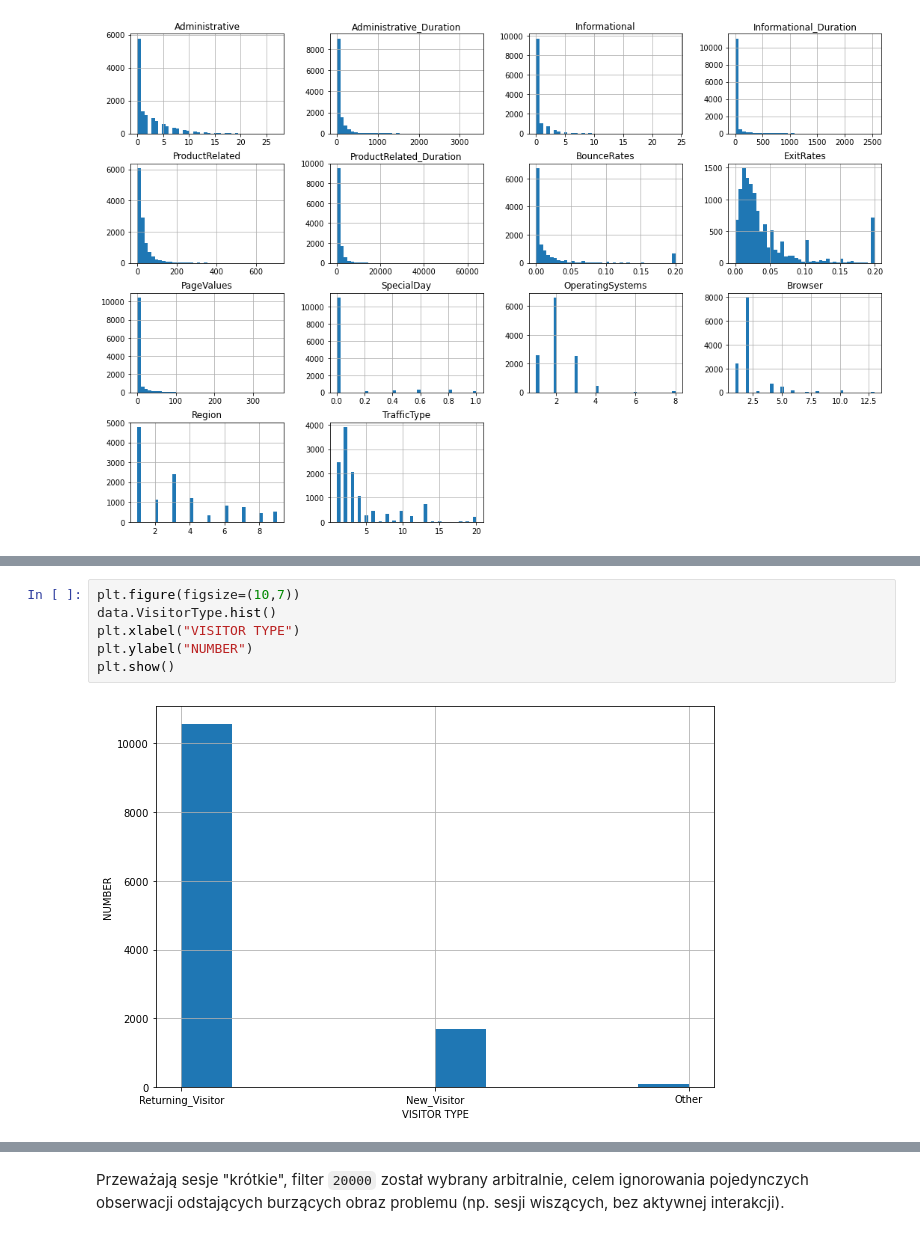
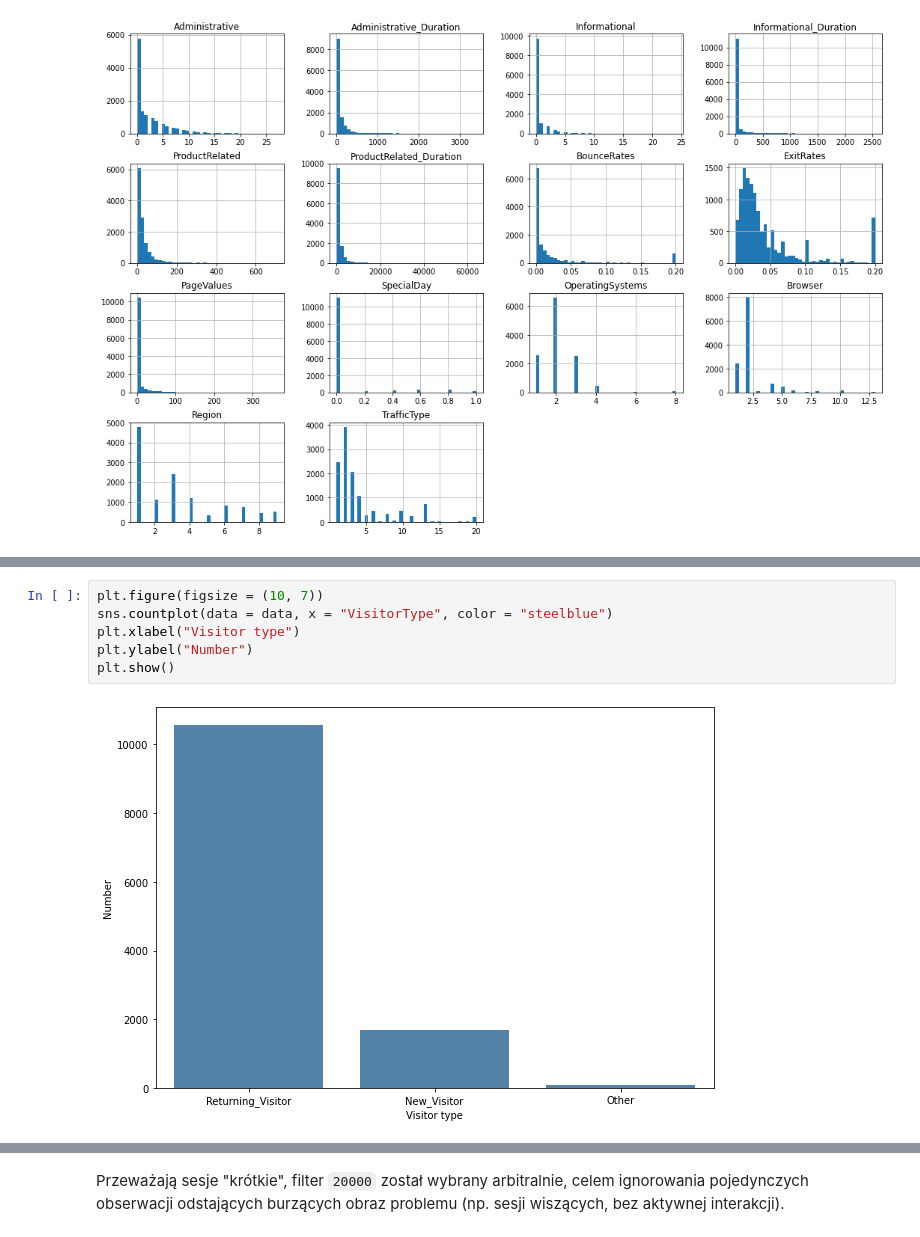
Before and after one commit to pablo2811/online-shopping, a Jupyter notebook: EDA P2.ipynb, the cells around one changed output, grey strips where cells are left out. Cells and saved outputs as stored; diff of their text form.

Commit message:
Add more plots

```diff
--- a/EDA P2.ipynb
+++ b/EDA P2.ipynb
@@ -120,8 +136,8 @@ również im dużego rozrzutu
 # %%
-plt.figure(figsize=(10,7))
-data.VisitorType.hist()
-plt.xlabel("VISITOR TYPE")
-plt.ylabel("NUMBER")
+plt.figure(figsize = (10, 7))
+sns.countplot(data = data, x = "VisitorType", color = "steelblue")
+plt.xlabel("Visitor type")
+plt.ylabel("Number")
 plt.show()
 # %% [output]
-[figure, old version]
+[figure, new version]
```
Also changed, not shown: parts of 30 cells of this notebook.
